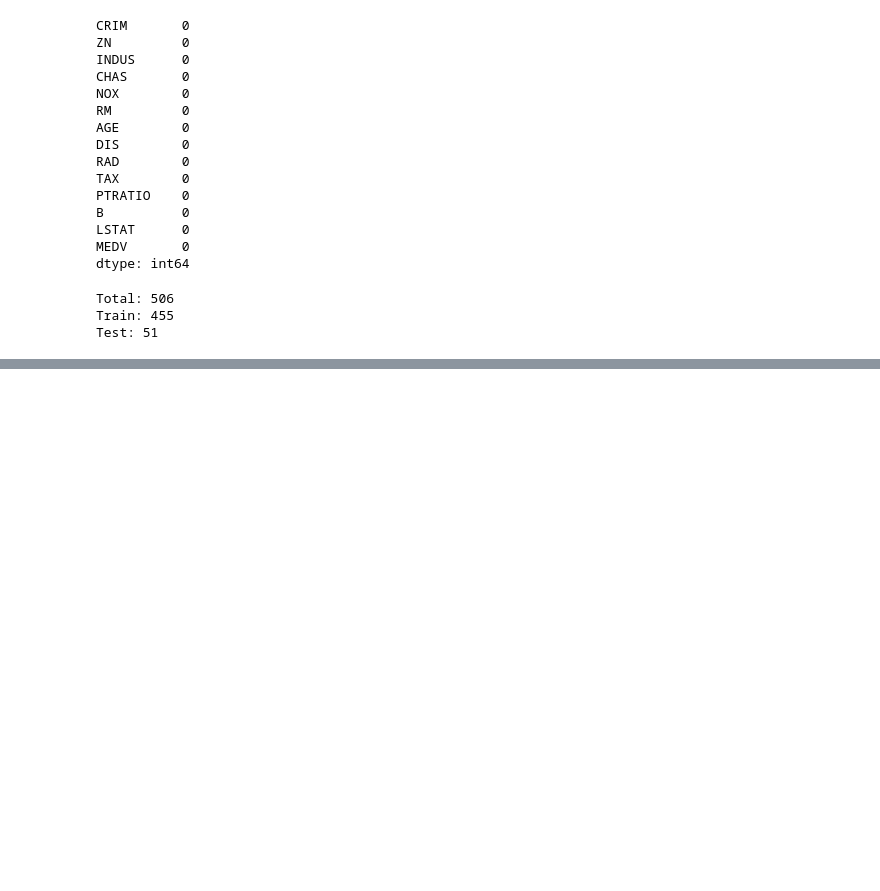
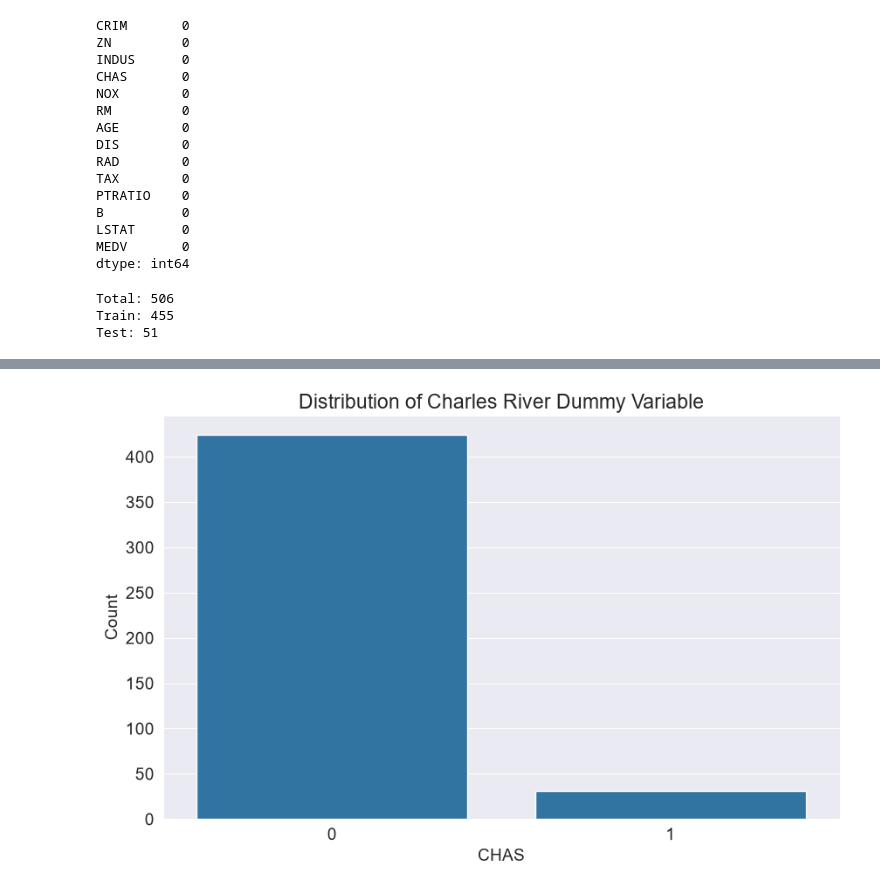
Before and after one commit to naren1003/Housing-Price-Prediction-ML, a Jupyter notebook: housing_price.ipynb, the cells around one changed output, grey strips where cells are left out. Cells and saved outputs as stored; diff of their text form; code cells hidden in the pictures; blank space fills up the shorter version.

```diff
--- a/housing_price.ipynb
+++ b/housing_price.ipynb
@@ -62,0 +106,5 @@ Test: 51
+# %%
+sns.set_style('darkgrid')
+matplotlib.rcParams['font.size'] = 14
+matplotlib.rcParams['figure.figsize'] = (10, 6)
+matplotlib.rcParams['figure.facecolor'] = '#00000000'
@@ -62,0 +138,8 @@ Test: 51
+# %%
+sns.countplot(data=train_df, x='CHAS')
+plt.title('Distribution of Charles River Dummy Variable')
+plt.xlabel('CHAS')
+plt.ylabel('Count')
+plt.show()
+# %% [output]
+[figure, added]
```
Also changed, not shown: parts of 6 cells of this notebook.
